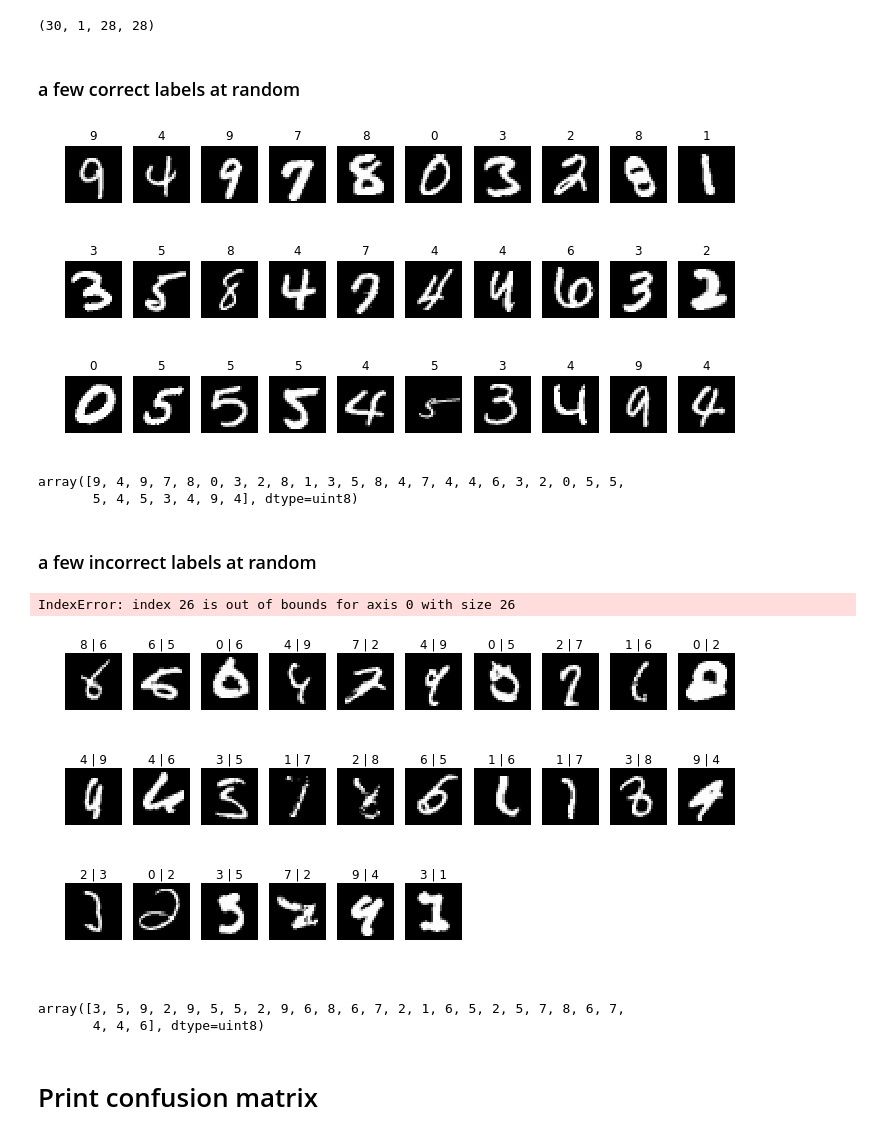
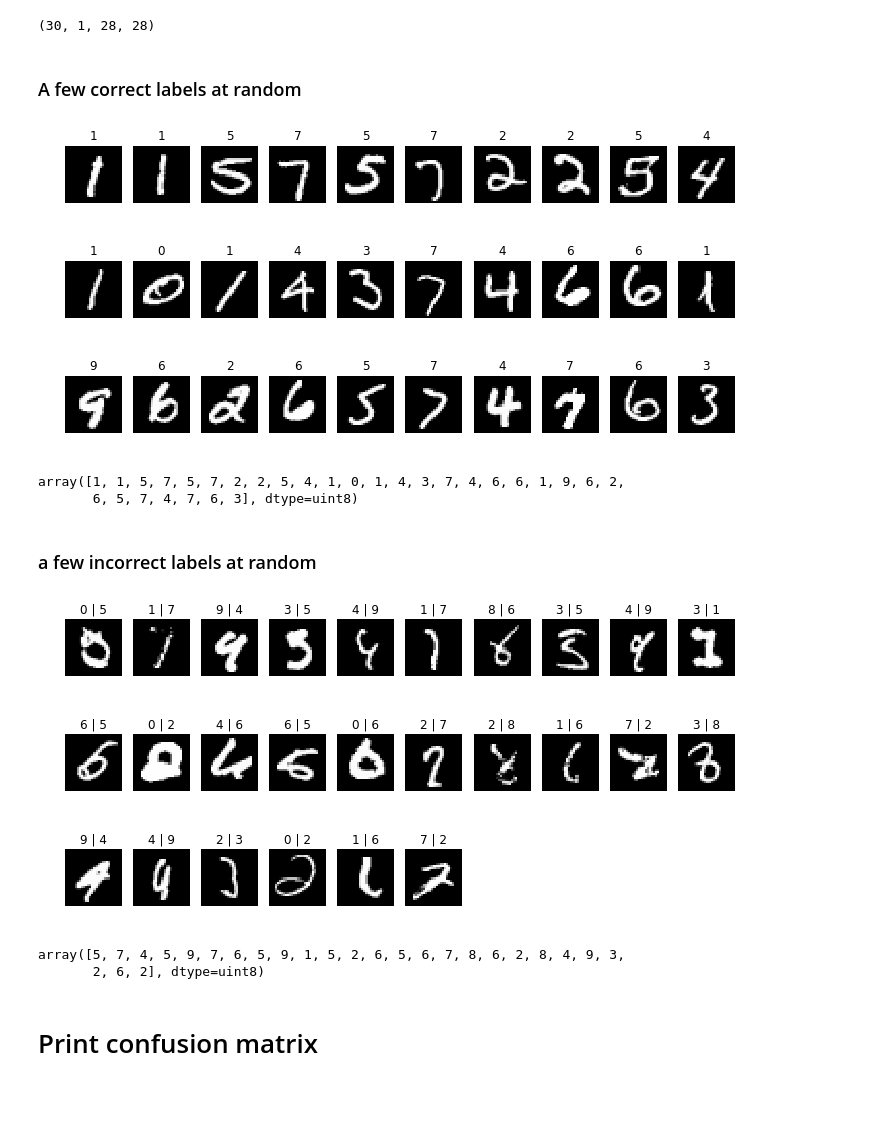
Before and after one commit to j05t/mnist, a Jupyter notebook: mnist-leaky_relu.ipynb, the cells around one changed output. Cells and saved outputs as stored; diff of their text form; code cells hidden in the pictures; blank space fills up the shorter version.

```diff
--- a/mnist-leaky_relu.ipynb
+++ b/mnist-leaky_relu.ipynb
@@ -444 +439,6 @@ all_probs = np.stack([m.predict_proba(x_test, batch_size=eval_batch_size) for m
+# %%
+m = create_model()
+# %%
+# load saved weights
+m.load_weights("weights/model_0.26.pkl")
 # %%
@@ -498,7 +475,7 @@ imgs.shape
 # %% [output]
 (30, 1, 28, 28)
 # %% [markdown]
-### a few correct labels at random
+### A few correct labels at random
 # %%
 f = plt.figure(figsize=(12,6))
 
@@ -509,33 +486,32 @@ for i in range(n_view):
     img = imgs[i].astype('float32')
     plt.imshow(img[0], cmap='gray')
 # %% [output]
-[figure, old version]
+[figure, new version]
 # %%
 # ground truth labels
 test_labels[idx]
 # %% [output]
-array([9, 4, 9, 7, 8, 0, 3, 2, 8, 1, 3, 5, 8, 4, 7, 4, 4, 6, 3, 2, 0, 5, 5,
-       5, 4, 5, 3, 4, 9, 4], dtype=uint8)
+array([1, 1, 5, 7, 5, 7, 2, 2, 5, 4, 1, 0, 1, 4, 3, 7, 4, 6, 6, 1, 9, 6, 2,
+       6, 5, 7, 4, 7, 6, 3], dtype=uint8)
 # %% [markdown]
 ### a few incorrect labels at random
 # %%
 f = plt.figure(figsize=(12,6))
 
-for i in range(n_view):
+for i in range(26): # we have only 26 incorrect predictions on the test data set
     sp = f.add_subplot(3, 10, i+1)
     sp.axis('Off')
     sp.set_title("{} | {}".format(preds_incorrect[i],test_labels[idx_incorrect][i]))
     img = imgs_incorrect[i].astype('float32')
     plt.imshow(img[0], cmap='gray')
 # %% [output]
-IndexError: index 26 is out of bounds for axis 0 with size 26
-[figure, old version]
+[figure, new version]
 # %%
 # ground truth labels
 test_labels[idx_incorrect]
 # %% [output]
-array([3, 5, 9, 2, 9, 5, 5, 2, 9, 6, 8, 6, 7, 2, 1, 6, 5, 2, 5, 7, 8, 6, 7,
-       4, 4, 6], dtype=uint8)
+array([5, 7, 4, 5, 9, 7, 6, 5, 9, 1, 5, 2, 6, 5, 6, 7, 8, 6, 2, 8, 4, 9, 3,
+       2, 6, 2], dtype=uint8)
 # %% [markdown]
 # Print confusion matrix
 # %% [markdown]
```
Also changed, not shown: parts of 35 cells of this notebook.
